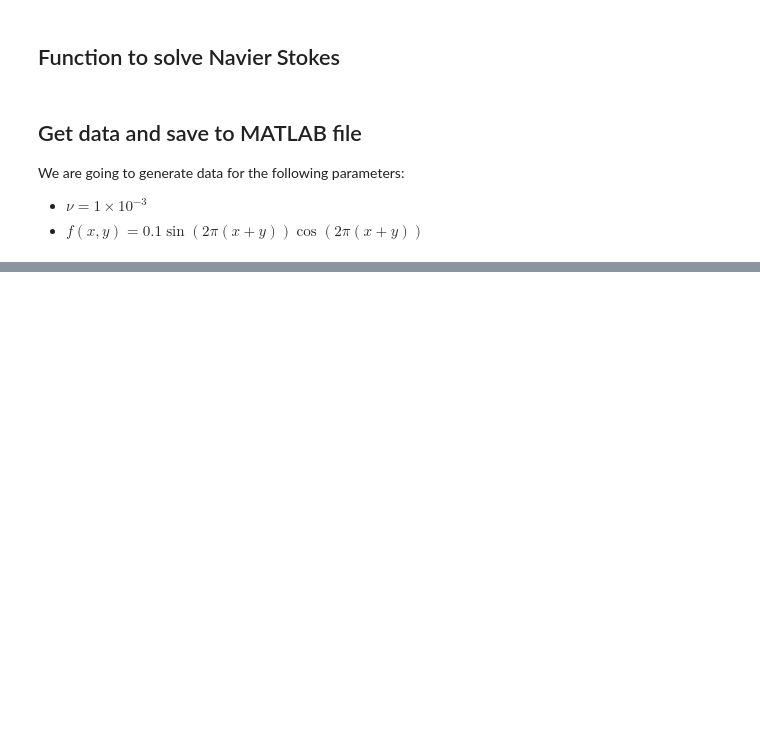
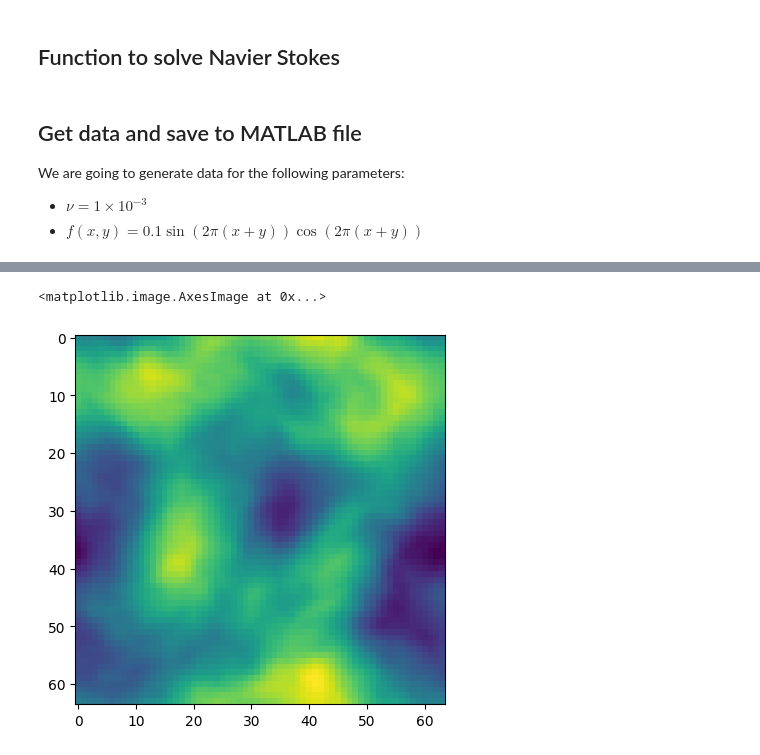
Before and after one commit to abelsr/Fourier-Neural-Operator, a Jupyter notebook: Data Generation - Navier Stokes.ipynb, the cells around one changed output, grey strips where cells are left out. Saved outputs shown, nothing was run; the diff lists cells and outputs as text; code cells hidden in the pictures; blank space fills up the shorter version.

```diff
--- a/Data Generation - Navier Stokes.ipynb
+++ b/Data Generation - Navier Stokes.ipynb
@@ -260,0 +274,2 @@ scipy.io.savemat('ns_data.mat', mdict={'a': a.cpu().numpy(), 'u': u.cpu().numpy(
+# %%
+mat_obj = MatlabFileReader('NavierStokes_V1e-5_N1200_T20.mat')
@@ -260,0 +281,5 @@ scipy.io.savemat('ns_data.mat', mdict={'a': a.cpu().numpy(), 'u': u.cpu().numpy(
+# %%
+plt.imshow(mat_data[0,:,:,0], cmap='viridis')
+# %% [output]
+<matplotlib.image.AxesImage at 0x...>
+[figure, added]
```
Also changed, not shown: parts of 9 cells of this notebook.
